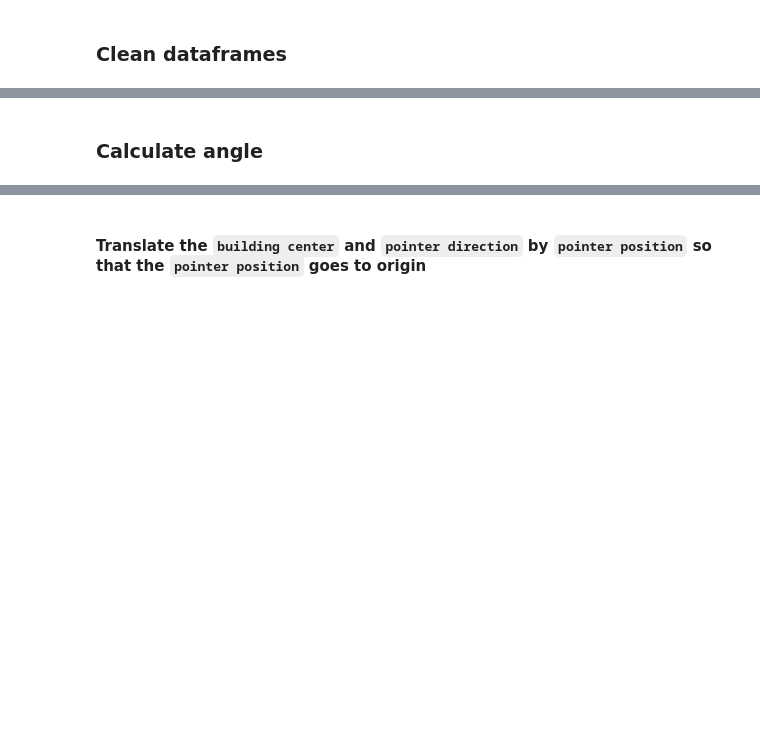
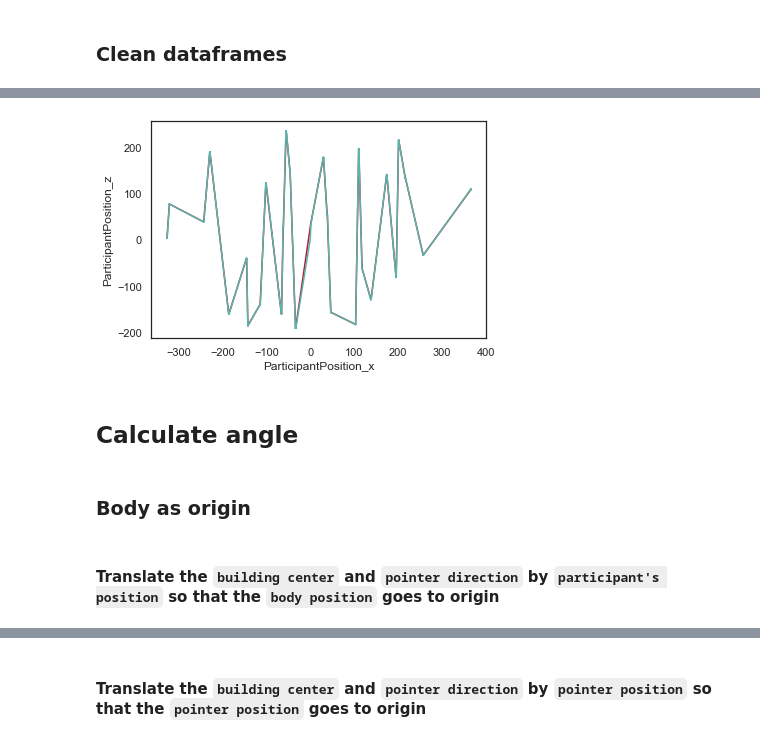
Before and after one commit to nora-maleki/humanA-pointing-task-analysis, a Jupyter notebook: analyses/01_main/01_preprocessing.ipynb, the cells around one changed output, grey strips where cells are left out. Saved outputs shown, nothing was run; the diff lists cells and outputs as text; code cells hidden in the pictures; blank space fills up the shorter version.

```diff
--- a/analyses/01_main/01_preprocessing.ipynb
+++ b/analyses/01_main/01_preprocessing.ipynb
@@ -10,6 +10,9 @@ import pandas as pd
 import matplotlib.pyplot as plt
 import seaborn as sns
 import os
+# %%
+colorblind_palette = ['#b2182b','#5ab4ac', '#2d004b', '#8c510a','#4575b4','#8073ac']
+sns.set_theme(font_scale=1, palette=colorblind_palette, style='white')
 # %% [markdown]
 ## Load datasets
 # %%
@@ -171,7 +174,6 @@ df_cleaned = dataset.drop(columns=[
     'meaningfulBuilding',
     'AvatarPresenceCategory',
     'Context',
-    'PointingTargetName',
     'PointingTargetCondition',
     'BuildingPositionLocal_x',
     'BuildingPositionLocal_y',
@@ -209,2 +200,0 @@ Remove the non-task buildings from ` all_buildings ` dataframe
-# %%
-all_buildings = all_buildings[~all_buildings.BuildingID.isin(not_common_ids)]
@@ -231,2 +235,26 @@ df_cleaned.head()
+# %%
+# _, axes = plt.subplots(1, 2, figsize=(15,5))
+
+sns.lineplot(
+    data=df_cleaned,
+    x='ParticipantPosition_x',
+    y='ParticipantPosition_z',
+    # ax=axes[0]
+)
+
+sns.lineplot(
+    data=df_cleaned,
+    x='PointerPosition_x',
+    y='PointerPosition_z',
+    # ax=axes[1]
+)
+
+plt.show()
+# %% [output]
+[figure, added]
 # %% [markdown]
-### Calculate angle
+## Calculate angle
+# %% [markdown]
+### Body as origin
+# %% [markdown]
+#### Translate the ` building center ` and `pointer direction` by ` participant's position ` so that the ` body position ` goes to origin
```
Also changed, not shown: parts of 32 cells of this notebook.
